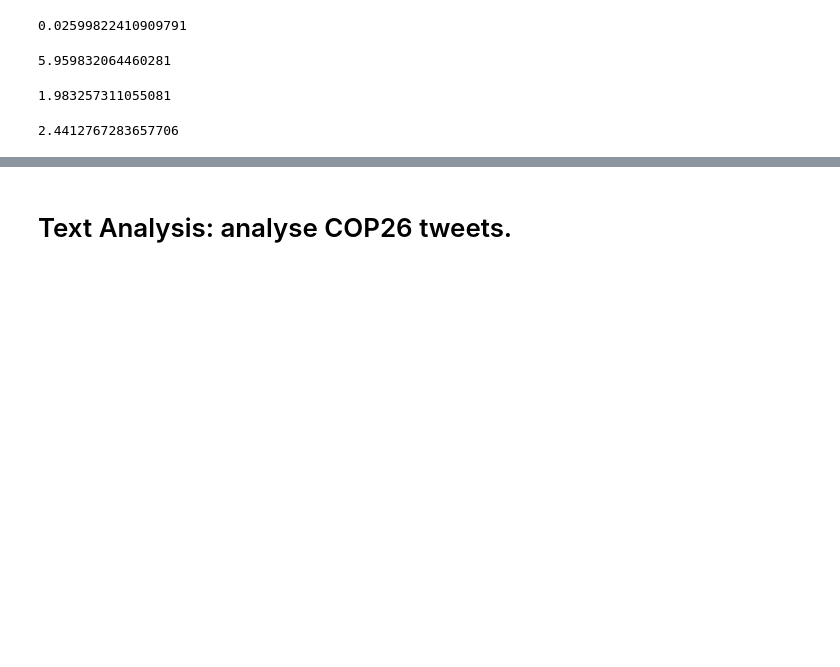
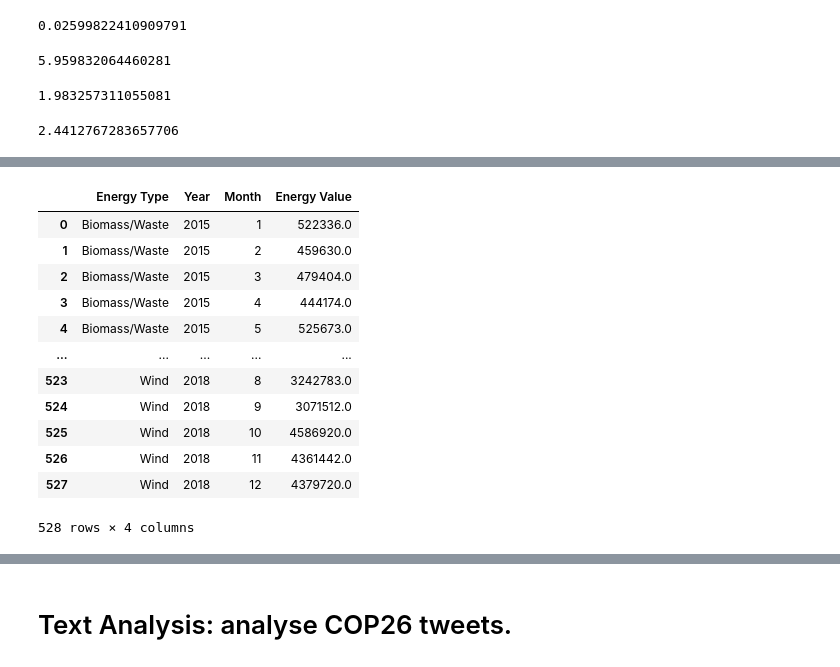
Before and after one commit to Er90Space/IntegratedCA2_ML-DV_CCT, a Jupyter notebook: CA2_ML_Dvis.ipynb, the cells around one changed output, grey strips where cells are left out. Saved outputs shown, nothing was run; the diff lists cells and outputs as text; code cells hidden in the pictures; blank space fills up the shorter version.

```diff
--- a/CA2_ML_Dvis.ipynb
+++ b/CA2_ML_Dvis.ipynb
@@ -638,0 +823,16 @@ mean_absolute_error(val_10_head, first_10_predictions)
+# %%
+energy_aggr_month
+# %% [output]
+|  | Energy Type | Year | Month | Energy Value |
+| 0 | Biomass/Waste | 2015 | 1 | 522336.0 |
+| 1 | Biomass/Waste | 2015 | 2 | 459630.0 |
+| 2 | Biomass/Waste | 2015 | 3 | 479404.0 |
+| 3 | Biomass/Waste | 2015 | 4 | 444174.0 |
+| 4 | Biomass/Waste | 2015 | 5 | 525673.0 |
+| ... | ... | ... | ... | ... |
+| 523 | Wind | 2018 | 8 | 3242783.0 |
+| 524 | Wind | 2018 | 9 | 3071512.0 |
+| 525 | Wind | 2018 | 10 | 4586920.0 |
+| 526 | Wind | 2018 | 11 | 4361442.0 |
+| 527 | Wind | 2018 | 12 | 4379720.0 |
+528 rows × 4 columns
```
Also changed, not shown: parts of 25 cells of this notebook.
